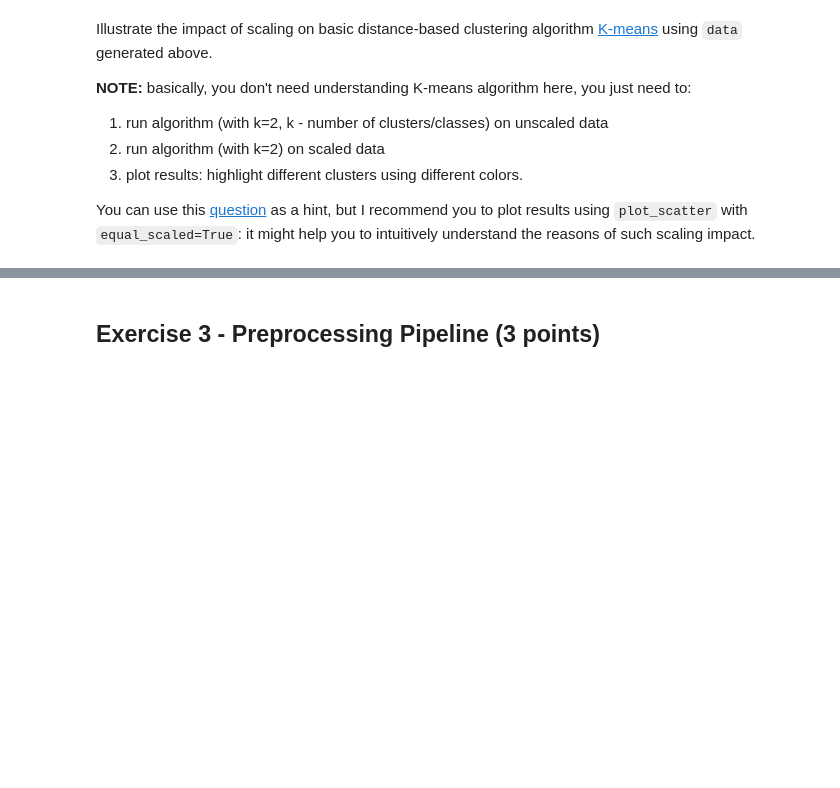
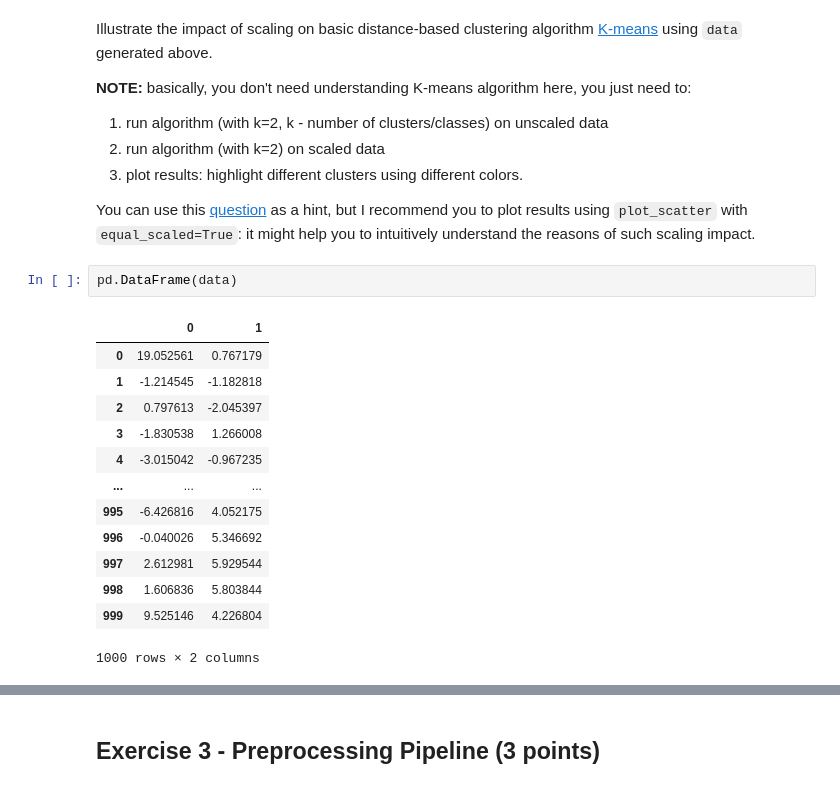
Before and after one commit to NodiraIbrogimova/Initial-data-analysis-and-Linear-Regression, a Jupyter notebook: feature_engineering_selection/feature_engineering_selection.ipynb, the cells around one changed output, grey strips where cells are left out. Drawn from its saved outputs; the diff is of its cells as text; blank space fills up the shorter version.

```diff
--- a/feature_engineering_selection/feature_engineering_selection.ipynb
+++ b/feature_engineering_selection/feature_engineering_selection.ipynb
@@ -537,6 +556,22 @@ Illustrate the impact of scaling on basic distance-based clustering algorithm [K
 3) plot results: highlight different clusters using different colors.
 
 You can use this [question](https://stats.stackexchange.com/questions/89809/is-it-important-to-scale-data-before-clustering/89813) as a hint, but I recommend you to plot results using `plot_scatter` with `equal_scaled=True`: it might help you to intuitively understand the reasons of such scaling impact.
+# %%
+pd.DataFrame(data)
+# %% [output]
+|  | 0 | 1 |
+| 0 | 19.052561 | 0.767179 |
+| 1 | -1.214545 | -1.182818 |
+| 2 | 0.797613 | -2.045397 |
+| 3 | -1.830538 | 1.266008 |
+| 4 | -3.015042 | -0.967235 |
+| ... | ... | ... |
+| 995 | -6.426816 | 4.052175 |
+| 996 | -0.040026 | 5.346692 |
+| 997 | 2.612981 | 5.929544 |
+| 998 | 1.606836 | 5.803844 |
+| 999 | 9.525146 | 4.226804 |
+1000 rows × 2 columns
 # %%
 from sklearn.cluster import KMeans
 
```
Also changed, not shown: parts of 17 cells of this notebook, 5 other files.
